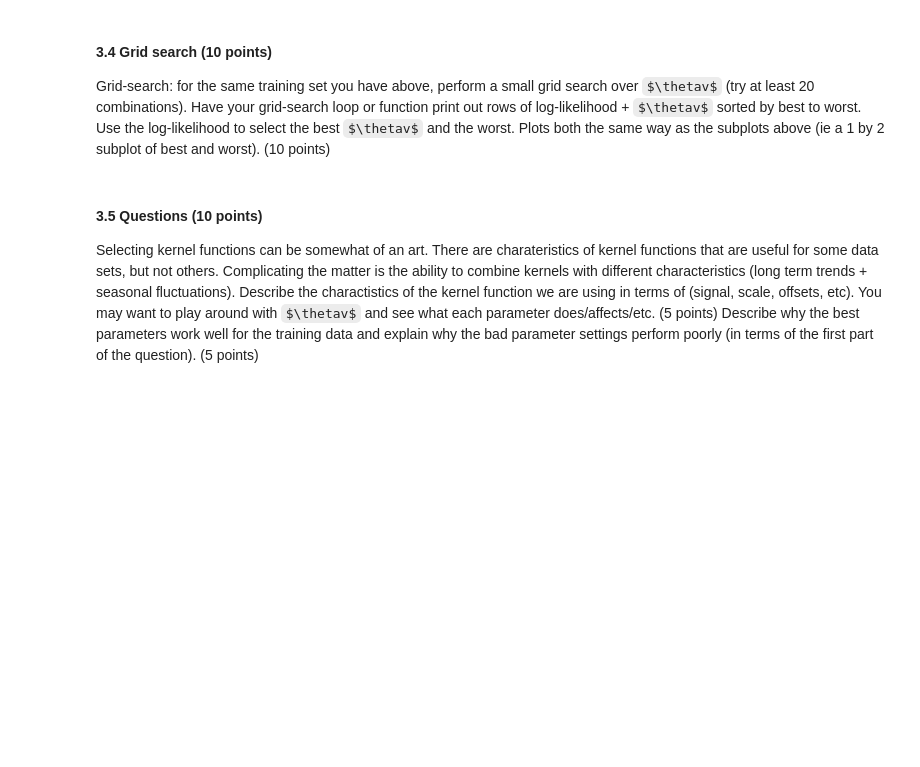
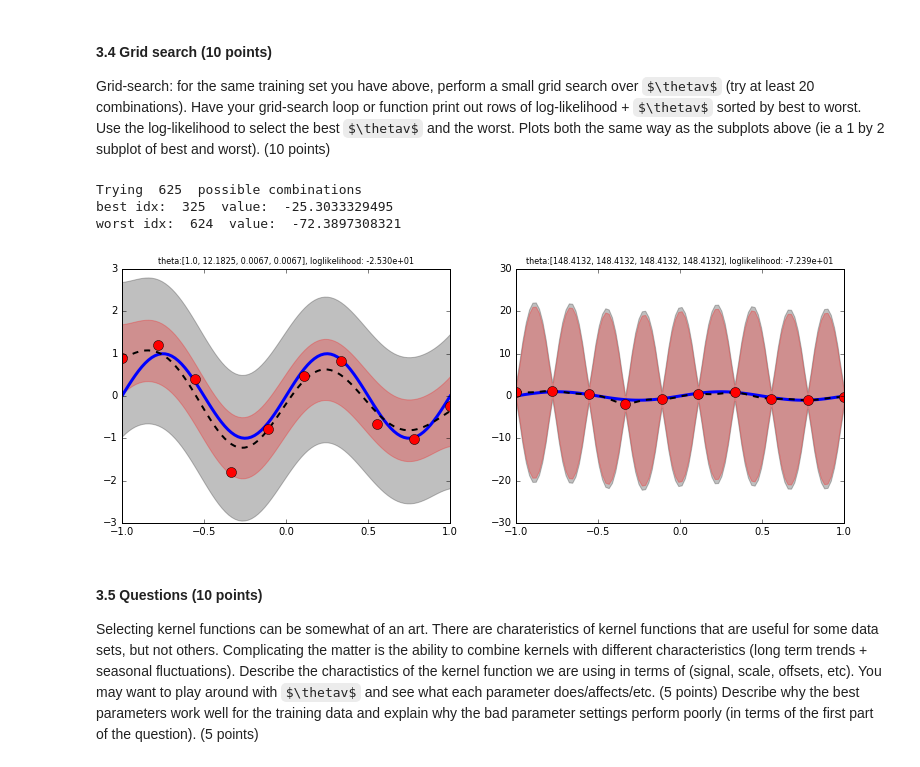
Before and after one commit to selBaez/machine-learning-1, a Jupyter notebook: lab3/Lab3.ipynb, the cells around one changed output. Drawn from its saved outputs; the diff is of its cells as text; code cells hidden in the pictures; some formulas as TeX source; blank space fills up the shorter version.

```diff
--- a/lab3/Lab3.ipynb
+++ b/lab3/Lab3.ipynb
@@ -322,8 +378,20 @@ $\frac{\partial \theta_i}{\partial \phi_i} = \exp \phi_i = \theta_i$
 #### 3.4 Grid search (10 points)
 Grid-search: for the same training set you have above, perform a small grid search over $\thetav$ (try at least 20 combinations).  Have your grid-search loop or function print out rows of log-likelihood + $\thetav$ sorted by best to worst.  Use the log-likelihood to select the best $\thetav$ and the worst.  Plots both the same way as the subplots above (ie a 1 by 2 subplot of best and worst). (10 points)
 # %%
+np.random.seed(3)
+sigma = 0.5
+beta  = 1.0 / pow(sigma,2) # this is the beta used in Bishop Eqn. 6.59
+N_train = 10
+N_test = 100
+
+x_train = np.linspace(-1,1,N_train);
+x_test = np.linspace(-1,1,N_test);
+y_test = true_mean_function(x_test)
+t_train = generate_t(x_train, sigma )
+plt.figure(figsize = (20, 10))
+
 def generate_thetas():
-    num = 10
+    num = 5
     possible_values = np.exp(np.linspace(-5, 5, num))
     thetas = []
 
@@ -331,46 +399,47 @@ def generate_thetas():
         for theta_1 in range(0,num):
             for theta_2 in range(0,num):
                 for theta_3 in range(0,num):
-                    thetas.append([possible_values[theta_0], possible_values[theta_1], possible_values[theta_2], possible_values[theta_3]])
+                    thetas.append([possible_values[theta_0], possible_values[theta_1], \
+                                   possible_values[theta_2], possible_values[theta_3]])
 
     return thetas
 
 # Create hyperparameters combinations
 thetas = generate_thetas()
 print "Trying ", len(thetas), " possible combinations"
 
 # evaluate hyperparameter by loglikelihood
 scores = np.zeros(len(thetas))
-
+C = None
+Cinv = None
 for i in range(0, len(thetas)):
-    scores[i] = gp_log_likelihood(x_train, t_train, thetas[i], C = None, invC = None )
+    scores[i],_,_ = gp_log_likelihood(x_train, t_train, thetas[i],C=C,invC = Cinv,beta=beta )
 
 
 # sort by loglikelihood
 sorting_idx = np.argsort(scores)
 
 # plotting
 
 # best
 best = sorting_idx[-1]
 print "best idx: ", sorting_idx[-1], " value: ", scores[best]
 
-plt.subplot(1, 2, 1)
-plt.title("Best fit, thetas: %.4f, %.4f, %.4f, %.4f" % tuple(thetas[best]))
-
-mu_test, var_test = gp_predictive_ditribution(x_train, t_train, x_test, thetas[best], beta, C = None)
-gp_plot( x_test, y_test, mu_test, var_test, x_train, t_train, thetas[best], beta )
+pylab.rcParams['figure.figsize'] = (15, 10)
+gp_plot( x_test, y_test, x_train, t_train, thetas[best], beta ,1)
 
 
 # worst
 worst = sorting_idx[0]
 print "worst idx: ", sorting_idx[0], " value: ", scores[worst]
 
-plt.subplot(1, 2, 2)
-plt.title("Worst fit, thetas: %.4f, %.4f, %.4f, %.4f" % tuple(thetas[worst]))
 
-mu_test, var_test = gp_predictive_ditribution(x_train, t_train, x_test, thetas[worst], beta, C = None)
-gp_plot( x_test, y_test, mu_test, var_test, x_train, t_train, thetas[worst], beta )
+gp_plot( x_test, y_test, x_train, t_train, thetas[worst], beta,2 )
+# %% [output]
+Trying  625  possible combinations
+best idx:  325  value:  -25.3033329495
+worst idx:  624  value:  -72.3897308321
+[figure, added]
 # %% [markdown]
 #### 3.5 Questions (10 points)
 Selecting kernel functions can be somewhat of an art.  There are charateristics of kernel functions that are useful for some data sets, but not others.  Complicating the matter is the ability to combine kernels with different characteristics (long term trends + seasonal fluctuations).  Describe the charactistics of the kernel function we are using in terms of (signal, scale, offsets, etc). You may want to play around with $\thetav$ and see what each parameter does/affects/etc.  (5 points)  Describe why the best parameters work well for the training data and explain why the bad parameter settings perform poorly (in terms of the first part of the question).  (5 points)
```
Also changed, not shown: parts of 16 cells of this notebook, 1 other file.
